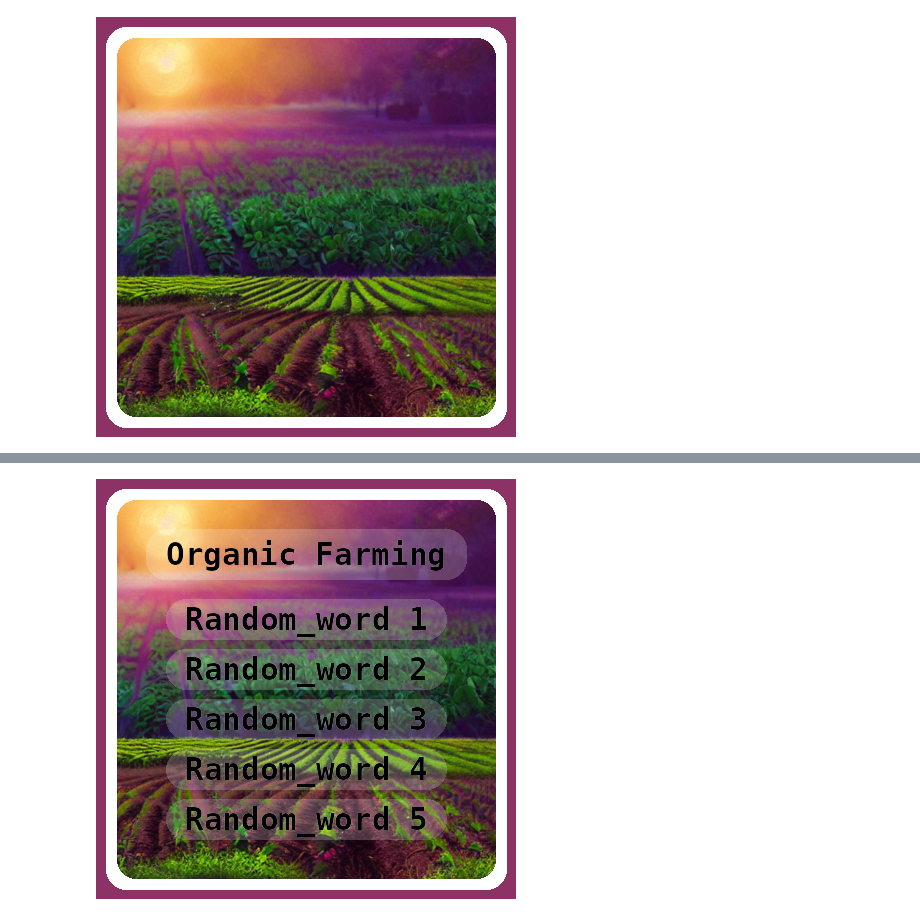
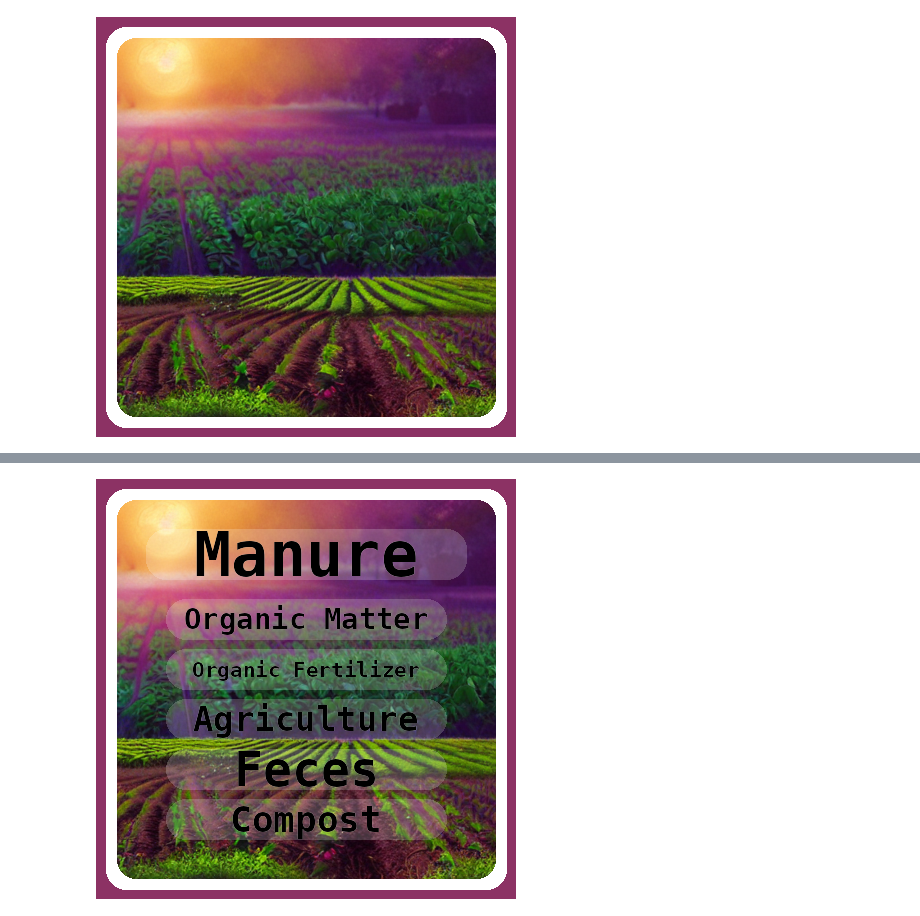
Before and after one commit to gpucce/Taboo.jl, a Jupyter notebook: index.ipynb, the cells around one changed output, grey strips where cells are left out. Cells and saved outputs as stored; diff of their text form; code cells hidden in the pictures.

```diff
--- a/index.ipynb
+++ b/index.ipynb
@@ -16,11 +16,11 @@ Image.open("./test_raw_images/organic_farming_raw.png")
 organic farming
 [figure]
 # %%
-im = draw_card("./test_raw_images/organic_farming_raw.png")
+im = draw_card("./test_data/raw_images/organic_farming_raw.png")
 im
 # %% [output]
 [figure]
 # %%
-taboo_words = load_taboo_words("./test_taboo_cards/test_organic_farming.json")
-taboo_words
+taboo_words = load_taboo_words("./test_data/taboo_cards/Organic farming.json")["cards"]
+taboo_words[:2]
 # %% [output]
@@ -32,4 +44,4 @@ taboo_words
 # %%
-add_taboo_words(im, taboo_words)
+add_taboo_words(im, taboo_words[0])
 # %% [output]
-[figure, old version]
+[figure, new version]
```
Also changed, not shown: parts of 3 cells of this notebook, 8 other files.
